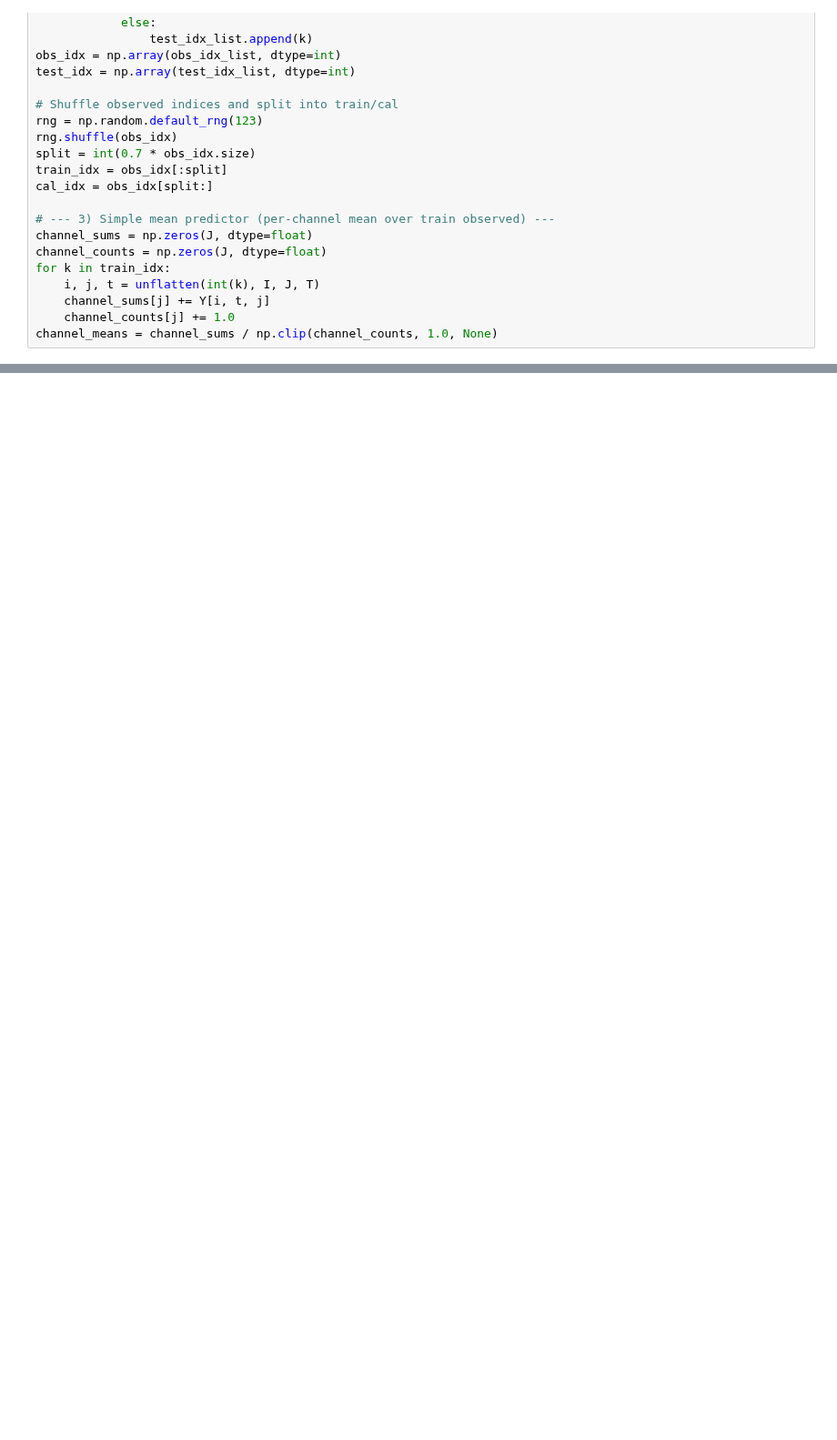
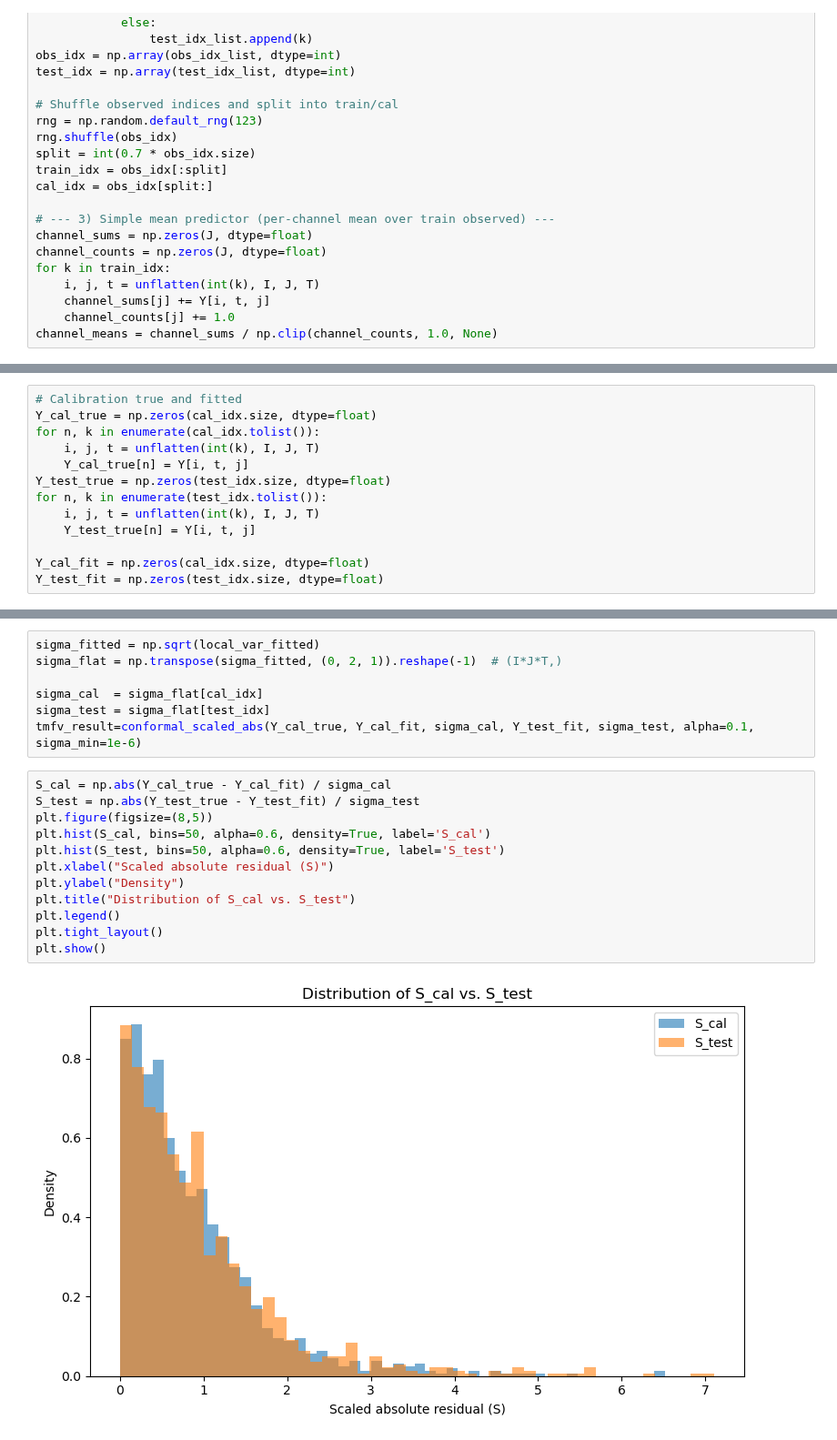
Before and after one commit to shookie13/latent_factor_conformal, a Jupyter notebook: run.ipynb, the cells around one changed output, grey strips where cells are left out. Shown at 91% size. Saved outputs shown, nothing was run; the diff lists cells and outputs as text; blank space fills up the shorter version.

```diff
--- a/run.ipynb
+++ b/run.ipynb
@@ -195,0 +192,13 @@ info['X']
+# %%
+# Calibration true and fitted
+Y_cal_true = np.zeros(cal_idx.size, dtype=float)
+for n, k in enumerate(cal_idx.tolist()):
+    i, j, t = unflatten(int(k), I, J, T)
+    Y_cal_true[n] = Y[i, t, j]
+Y_test_true = np.zeros(test_idx.size, dtype=float)
+for n, k in enumerate(test_idx.tolist()):
+    i, j, t = unflatten(int(k), I, J, T)
+    Y_test_true[n] = Y[i, t, j]
+
+Y_cal_fit = np.zeros(cal_idx.size, dtype=float)
+Y_test_fit = np.zeros(test_idx.size, dtype=float)
@@ -195,0 +294,21 @@ info['X']
+# %%
+sigma_fitted = np.sqrt(local_var_fitted)
+sigma_flat = np.transpose(sigma_fitted, (0, 2, 1)).reshape(-1)  # (I*J*T,)
+
+sigma_cal  = sigma_flat[cal_idx]
+sigma_test = sigma_flat[test_idx]
+tmfv_result=conformal_scaled_abs(Y_cal_true, Y_cal_fit, sigma_cal, Y_test_fit, sigma_test, alpha=0.1, sigma_min=1e-6)
+# %%
+S_cal = np.abs(Y_cal_true - Y_cal_fit) / sigma_cal
+S_test = np.abs(Y_test_true - Y_test_fit) / sigma_test
+plt.figure(figsize=(8,5))
+plt.hist(S_cal, bins=50, alpha=0.6, density=True, label='S_cal')
+plt.hist(S_test, bins=50, alpha=0.6, density=True, label='S_test')
+plt.xlabel("Scaled absolute residual (S)")
+plt.ylabel("Density")
+plt.title("Distribution of S_cal vs. S_test")
+plt.legend()
+plt.tight_layout()
+plt.show()
+# %% [output]
+[figure, added]
```
Also changed, not shown: parts of 29 cells of this notebook, 7 other files.
